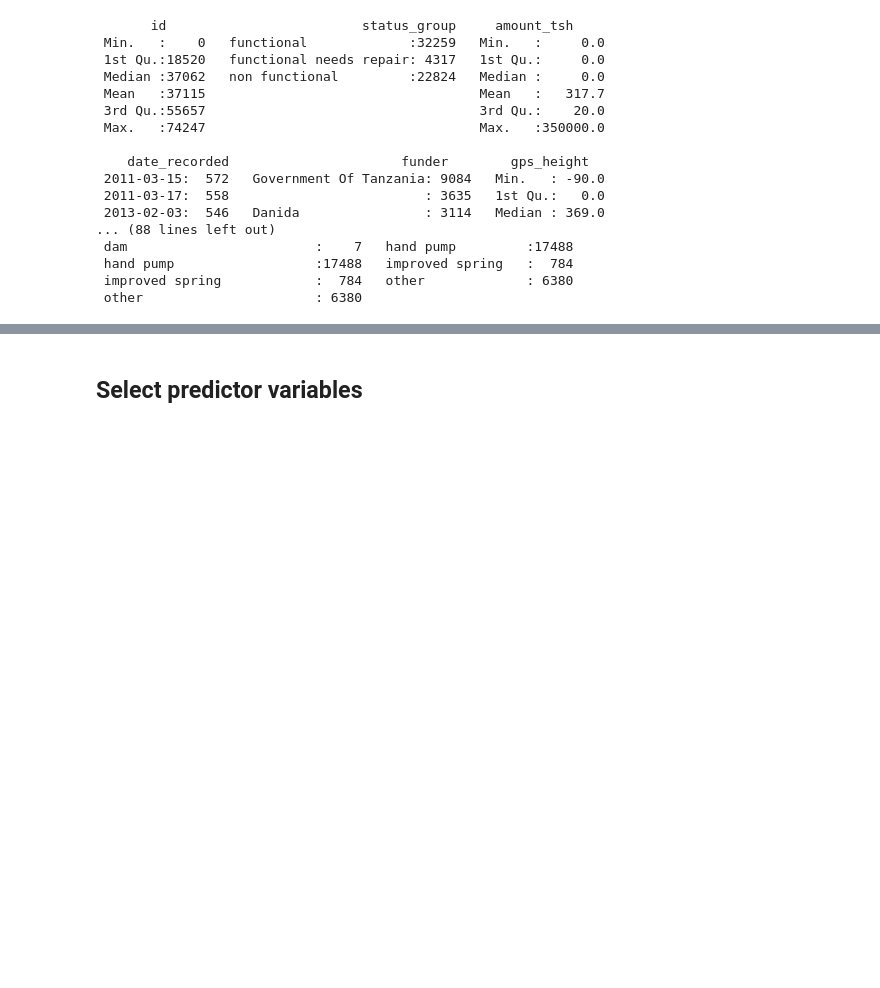
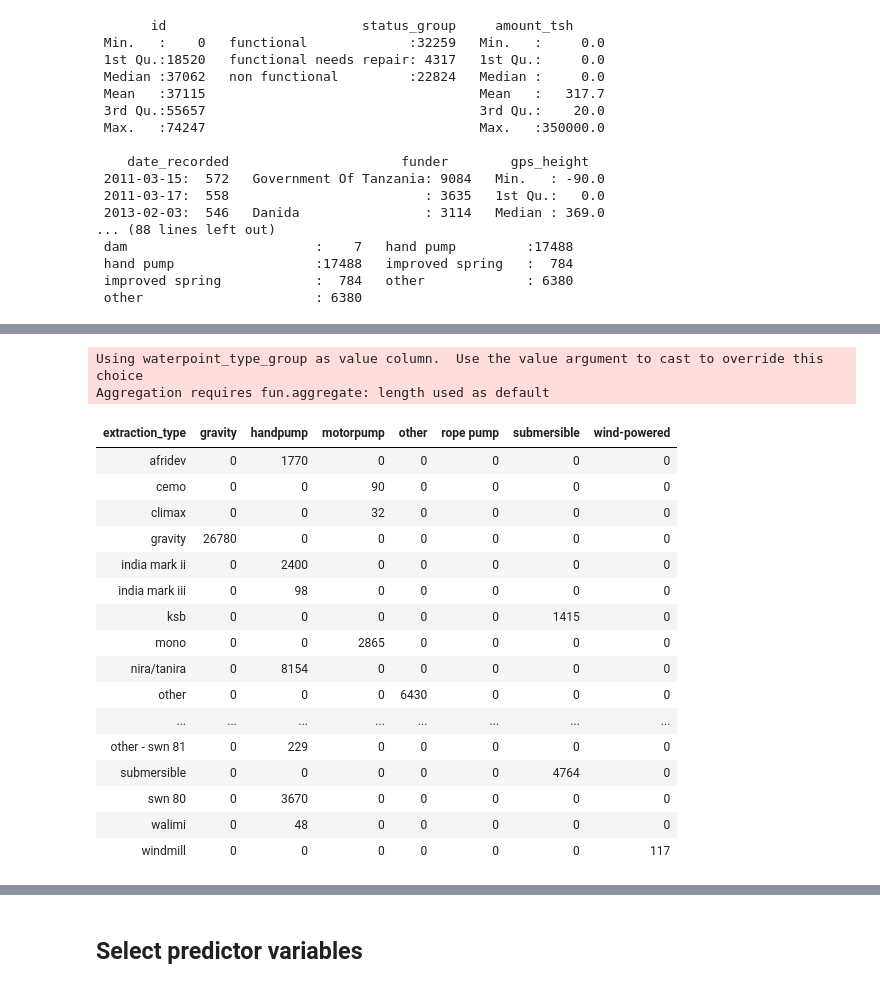
Before and after one commit to agrilive/drivendata-pump-it-up, a Jupyter notebook: data-preprocessing.ipynb, the cells around one changed output, grey strips where cells are left out. Cells and saved outputs as stored; diff of their text form; code cells hidden in the pictures; blank space fills up the shorter version.

```diff
--- a/data-preprocessing.ipynb
+++ b/data-preprocessing.ipynb
@@ -37,0 +84,23 @@ test <- read.csv('test-set-values.csv')
+# %%
+cast(trainval,extraction_type~extraction_type_class)
+# extraction, extraction_type, extraction_type_class: extraction is the most granular
+# %% [output]
+Using waterpoint_type_group as value column.  Use the value argument to cast to override this choice
+Aggregation requires fun.aggregate: length used as default
+| extraction_type | gravity | handpump | motorpump | other | rope pump | submersible | wind-powered |
+| afridev | 0 | 1770 | 0 | 0 | 0 | 0 | 0 |
+| cemo | 0 | 0 | 90 | 0 | 0 | 0 | 0 |
+| climax | 0 | 0 | 32 | 0 | 0 | 0 | 0 |
+| gravity | 26780 | 0 | 0 | 0 | 0 | 0 | 0 |
+| india mark ii | 0 | 2400 | 0 | 0 | 0 | 0 | 0 |
+| india mark iii | 0 | 98 | 0 | 0 | 0 | 0 | 0 |
+| ksb | 0 | 0 | 0 | 0 | 0 | 1415 | 0 |
+| mono | 0 | 0 | 2865 | 0 | 0 | 0 | 0 |
+| nira/tanira | 0 | 8154 | 0 | 0 | 0 | 0 | 0 |
+| other | 0 | 0 | 0 | 6430 | 0 | 0 | 0 |
+| ... | ... | ... | ... | ... | ... | ... | ... |
+| other - swn 81 | 0 | 229 | 0 | 0 | 0 | 0 | 0 |
+| submersible | 0 | 0 | 0 | 0 | 0 | 4764 | 0 |
+| swn 80 | 0 | 3670 | 0 | 0 | 0 | 0 | 0 |
+| walimi | 0 | 48 | 0 | 0 | 0 | 0 | 0 |
+| windmill | 0 | 0 | 0 | 0 | 0 | 0 | 117 |
```
Also changed, not shown: parts of 40 cells of this notebook, 2 other files.
